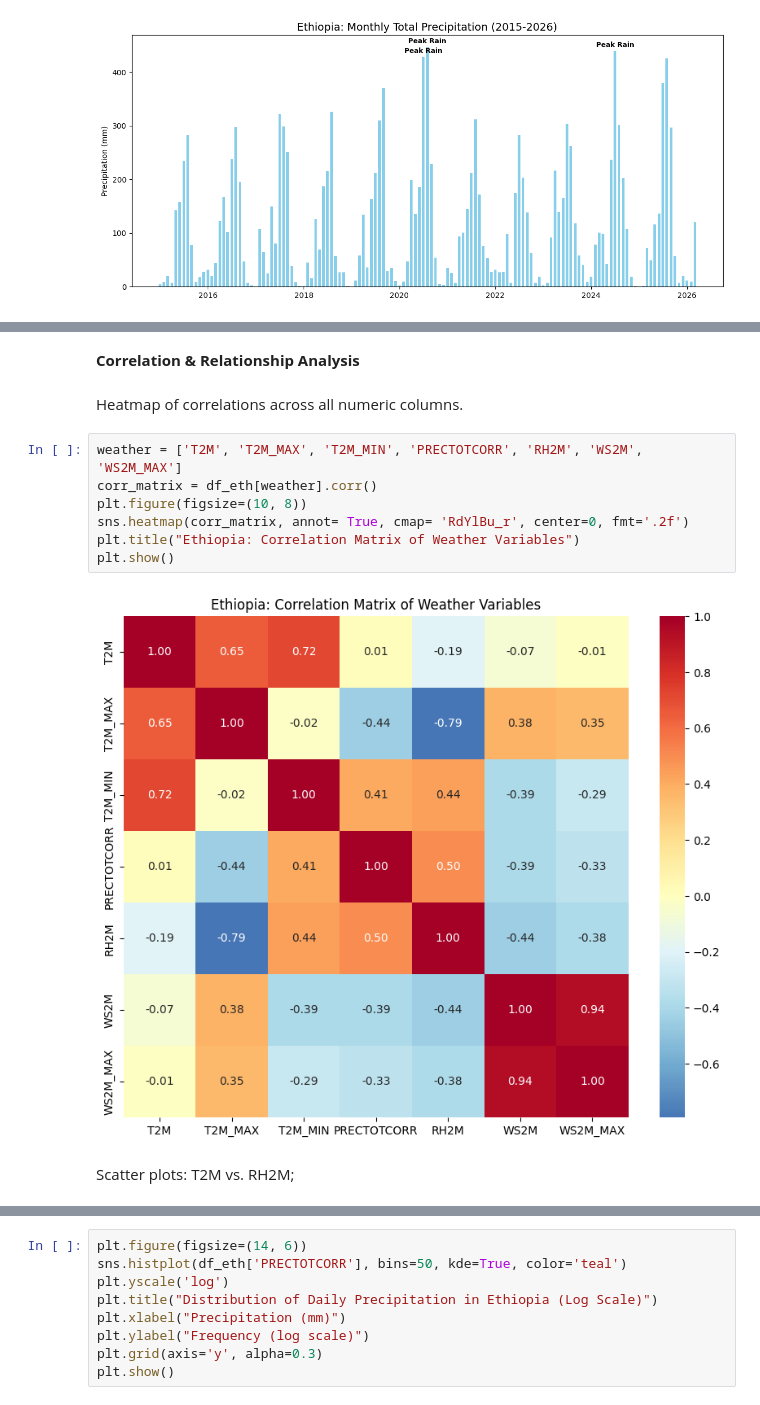
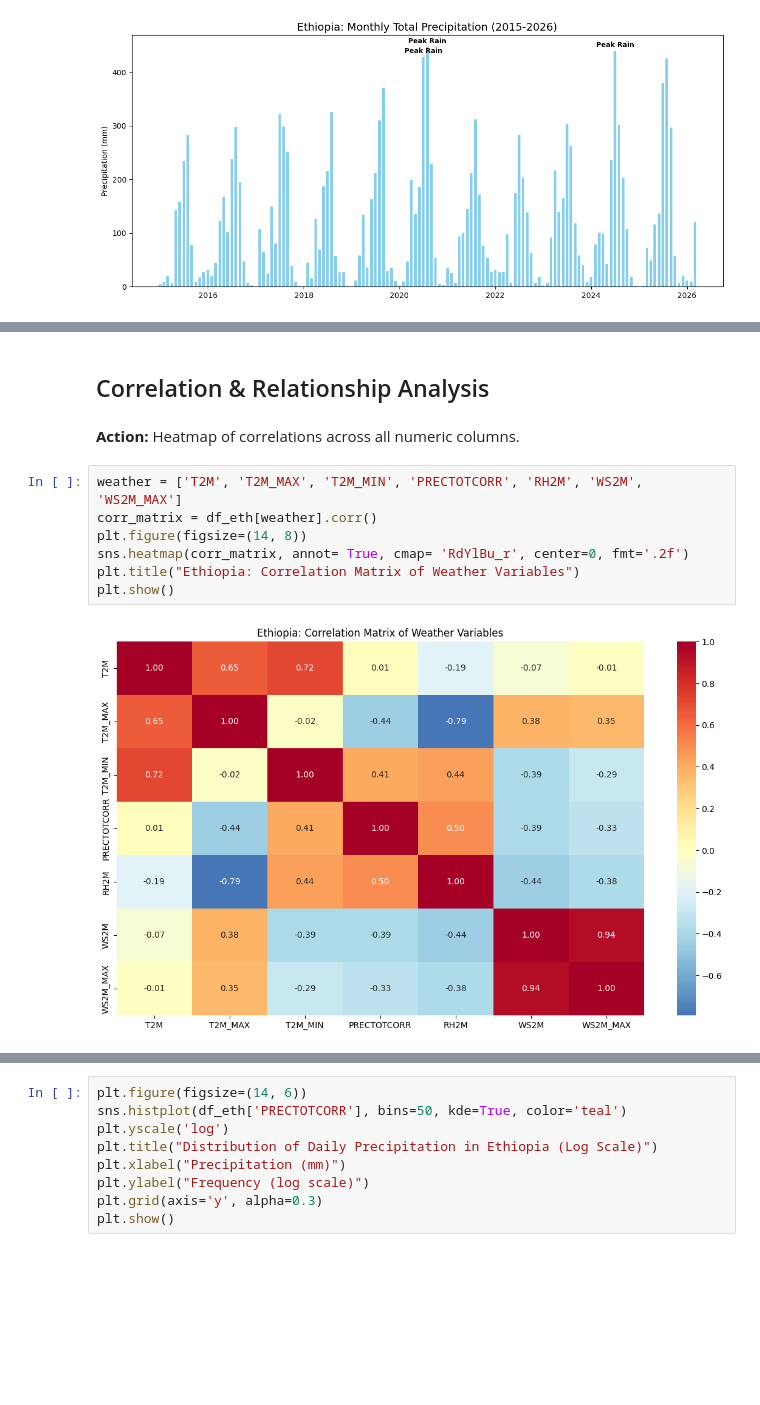
Before and after one commit to Meseret1G/climate-challenge-week0, a Jupyter notebook: Ethiopia_eda.ipynb, the cells around one changed output, grey strips where cells are left out. Drawn from its saved outputs; the diff is of its cells as text; blank space fills up the shorter version.

```diff
--- a/Ethiopia_eda.ipynb
+++ b/Ethiopia_eda.ipynb
@@ -243,15 +276,13 @@ we can clearly see the Kiremt spikes each year. The "Peak Rain" annotations iden
 # %% [markdown]
-**Correlation & Relationship Analysis**
+## Correlation & Relationship Analysis
-# %% [markdown]
-Heatmap of correlations across all numeric columns.
+# %% [markdown]
+**Action:** Heatmap of correlations across all numeric columns.
 # %%
 weather = ['T2M', 'T2M_MAX', 'T2M_MIN', 'PRECTOTCORR', 'RH2M', 'WS2M', 'WS2M_MAX']
 corr_matrix = df_eth[weather].corr()
-plt.figure(figsize=(10, 8))
+plt.figure(figsize=(14, 8))
 sns.heatmap(corr_matrix, annot= True, cmap= 'RdYlBu_r', center=0, fmt='.2f')
 plt.title("Ethiopia: Correlation Matrix of Weather Variables")
 plt.show()
 # %% [output]
-[figure, old version]
+[figure, new version]
-# %% [markdown]
-Scatter plots: T2M vs. RH2M;
```
Also changed, not shown: parts of 68 cells of this notebook, 10 other files.
